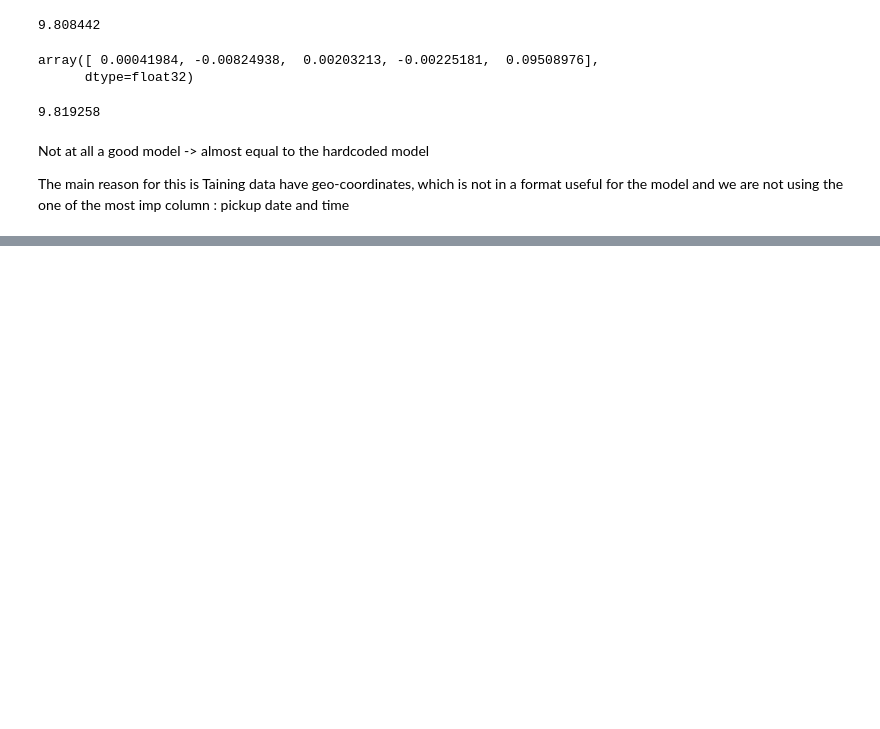
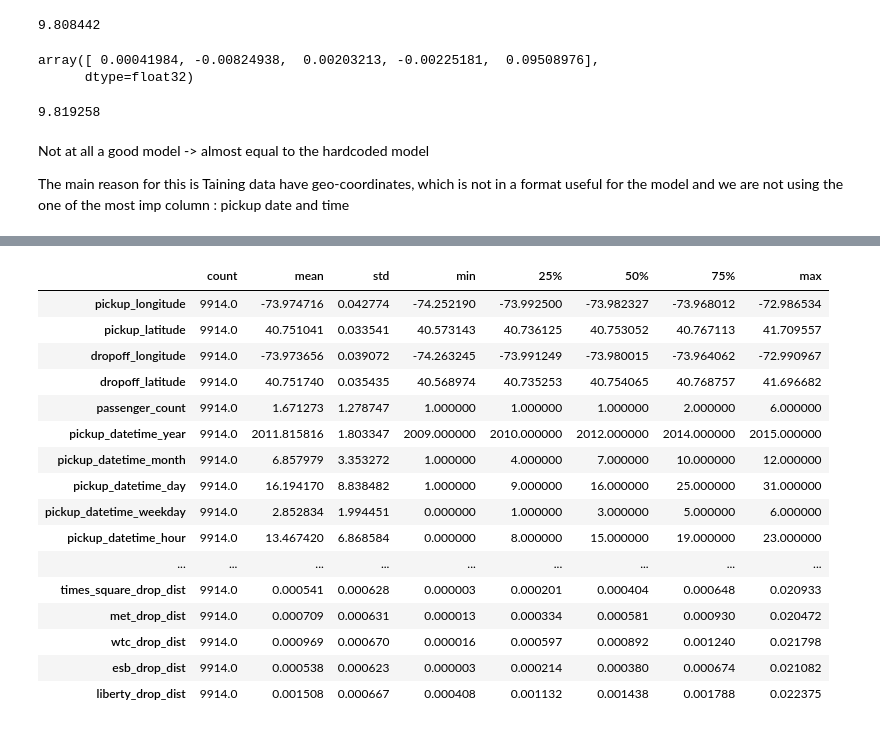
Before and after one commit to mr-ayush-agrawal/MachineLearningBasics, a Jupyter notebook: freeCodeCamp/TaxiFare/explore.ipynb, the cells around one changed output, grey strips where cells are left out. Saved outputs shown, nothing was run; the diff lists cells and outputs as text; code cells hidden in the pictures; blank space fills up the shorter version.

```diff
--- a/freeCodeCamp/TaxiFare/explore.ipynb
+++ b/freeCodeCamp/TaxiFare/explore.ipynb
@@ -376,0 +726,20 @@ The main reason for this is Taining data have geo-coordinates, which is not in a
+# %%
+test_data.describe().T
+# %% [output]
+|  | count | mean | std | min | 25% | 50% | 75% | max |
+| pickup_longitude | 9914.0 | -73.974716 | 0.042774 | -74.252190 | -73.992500 | -73.982327 | -73.968012 | -72.986534 |
+| pickup_latitude | 9914.0 | 40.751041 | 0.033541 | 40.573143 | 40.736125 | 40.753052 | 40.767113 | 41.709557 |
+| dropoff_longitude | 9914.0 | -73.973656 | 0.039072 | -74.263245 | -73.991249 | -73.980015 | -73.964062 | -72.990967 |
+| dropoff_latitude | 9914.0 | 40.751740 | 0.035435 | 40.568974 | 40.735253 | 40.754065 | 40.768757 | 41.696682 |
+| passenger_count | 9914.0 | 1.671273 | 1.278747 | 1.000000 | 1.000000 | 1.000000 | 2.000000 | 6.000000 |
+| pickup_datetime_year | 9914.0 | 2011.815816 | 1.803347 | 2009.000000 | 2010.000000 | 2012.000000 | 2014.000000 | 2015.000000 |
+| pickup_datetime_month | 9914.0 | 6.857979 | 3.353272 | 1.000000 | 4.000000 | 7.000000 | 10.000000 | 12.000000 |
+| pickup_datetime_day | 9914.0 | 16.194170 | 8.838482 | 1.000000 | 9.000000 | 16.000000 | 25.000000 | 31.000000 |
+| pickup_datetime_weekday | 9914.0 | 2.852834 | 1.994451 | 0.000000 | 1.000000 | 3.000000 | 5.000000 | 6.000000 |
+| pickup_datetime_hour | 9914.0 | 13.467420 | 6.868584 | 0.000000 | 8.000000 | 15.000000 | 19.000000 | 23.000000 |
+| ... | ... | ... | ... | ... | ... | ... | ... | ... |
+| times_square_drop_dist | 9914.0 | 0.000541 | 0.000628 | 0.000003 | 0.000201 | 0.000404 | 0.000648 | 0.020933 |
+| met_drop_dist | 9914.0 | 0.000709 | 0.000631 | 0.000013 | 0.000334 | 0.000581 | 0.000930 | 0.020472 |
+| wtc_drop_dist | 9914.0 | 0.000969 | 0.000670 | 0.000016 | 0.000597 | 0.000892 | 0.001240 | 0.021798 |
+| esb_drop_dist | 9914.0 | 0.000538 | 0.000623 | 0.000003 | 0.000214 | 0.000380 | 0.000674 | 0.021082 |
+| liberty_drop_dist | 9914.0 | 0.001508 | 0.000667 | 0.000408 | 0.001132 | 0.001438 | 0.001788 | 0.022375 |
```
Also changed, not shown: parts of 39 cells of this notebook.
